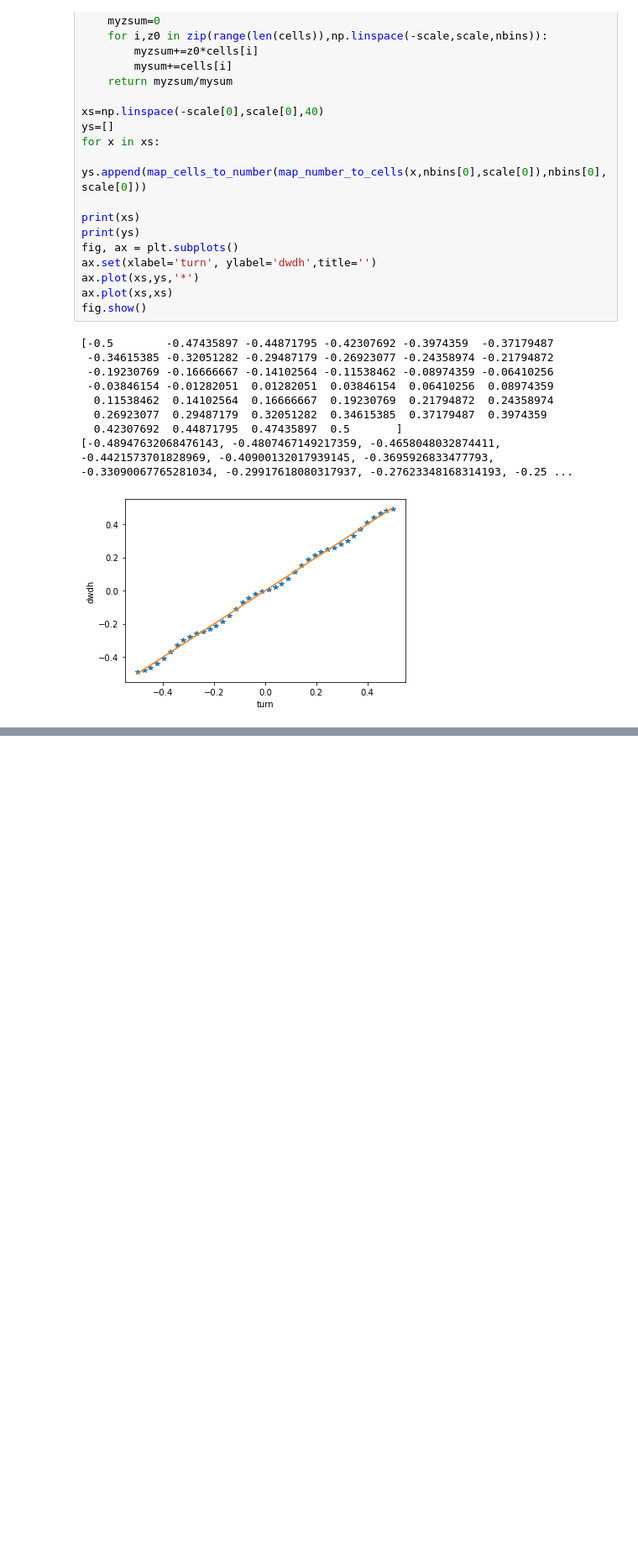
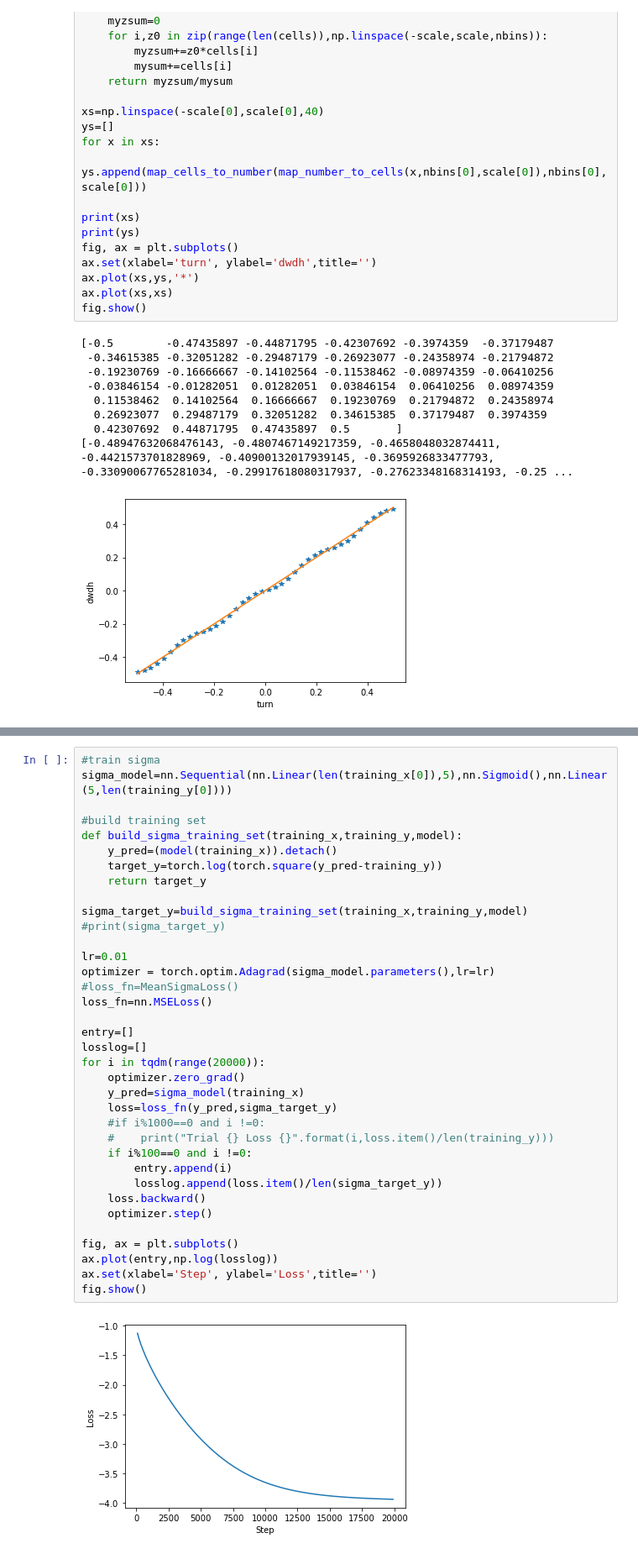
Before and after one commit to grybka/gratbot, a Jupyter notebook: theo_chaser/offline_training/train_object_motion_mk2.ipynb, the cells around one changed output, grey strips where cells are left out. Shown at 84% size. Cells and saved outputs as stored; diff of their text form; blank space fills up the shorter version.

```diff
--- a/theo_chaser/offline_training/train_object_motion_mk2.ipynb
+++ b/theo_chaser/offline_training/train_object_motion_mk2.ipynb
@@ -372,0 +433,38 @@ print(losslog)
+# %%
+#train sigma
+sigma_model=nn.Sequential(nn.Linear(len(training_x[0]),5),nn.Sigmoid(),nn.Linear(5,len(training_y[0])))
+
+#build training set
+def build_sigma_training_set(training_x,training_y,model):
+    y_pred=(model(training_x)).detach()
+    target_y=torch.log(torch.square(y_pred-training_y))
+    return target_y
+
+sigma_target_y=build_sigma_training_set(training_x,training_y,model)
+#print(sigma_target_y)
+
+lr=0.01
+optimizer = torch.optim.Adagrad(sigma_model.parameters(),lr=lr)
+#loss_fn=MeanSigmaLoss()
+loss_fn=nn.MSELoss()
+
+entry=[]
+losslog=[]
+for i in tqdm(range(20000)):
+    optimizer.zero_grad()
+    y_pred=sigma_model(training_x)
+    loss=loss_fn(y_pred,sigma_target_y)
+    #if i%1000==0 and i !=0:
+    #    print("Trial {} Loss {}".format(i,loss.item()/len(training_y)))
+    if i%100==0 and i !=0:
+        entry.append(i)
+        losslog.append(loss.item()/len(sigma_target_y))
+    loss.backward()
+    optimizer.step()
+
+fig, ax = plt.subplots()
+ax.plot(entry,np.log(losslog))
+ax.set(xlabel='Step', ylabel='Loss',title='')
+fig.show()
+# %% [output]
+[figure, added]
```
Also changed, not shown: parts of 8 cells of this notebook.
